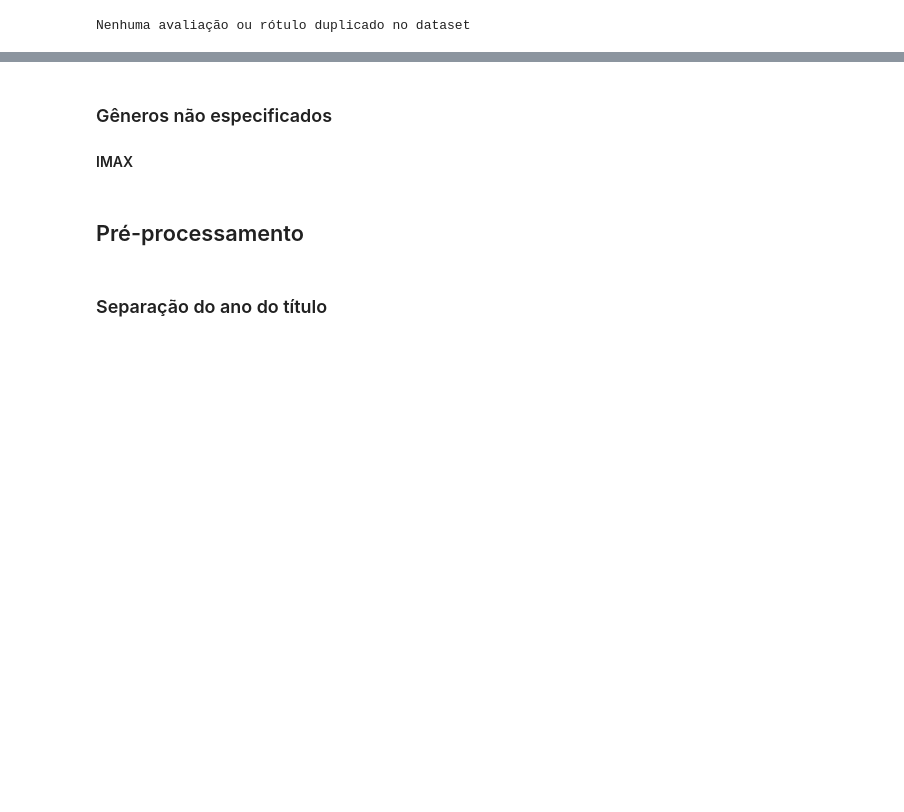
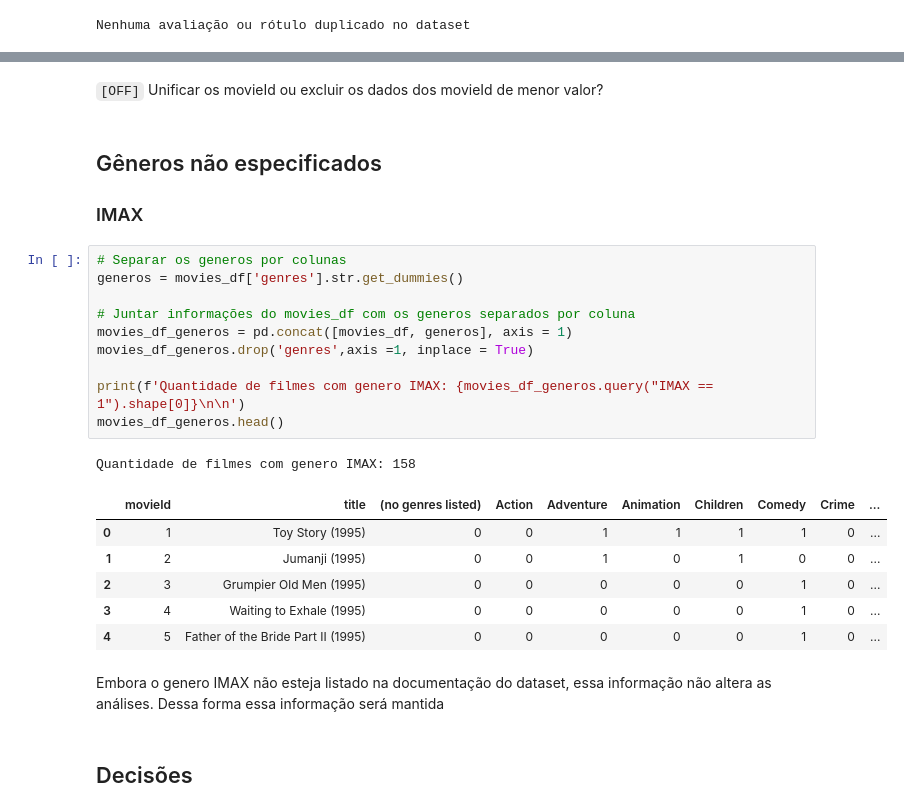
Before and after one commit to dieguim-ifsp-posCD/D1AED, a Jupyter notebook: avaliacoes/20210513-avaliacao01/AED-movie-lens-small.ipynb, the cells around one changed output, grey strips where cells are left out. Cells and saved outputs as stored; diff of their text form; blank space fills up the shorter version.

```diff
--- a/avaliacoes/20210513-avaliacao01/AED-movie-lens-small.ipynb
+++ b/avaliacoes/20210513-avaliacao01/AED-movie-lens-small.ipynb
@@ -494,7 +596,27 @@ Nenhuma avaliação ou rótulo duplicado no dataset
+# %% [markdown]
+`[OFF]` Unificar os movieId ou excluir os dados dos movieId de menor valor?
 # %% [markdown]
-### Gêneros não especificados
-#### IMAX
+## Gêneros não especificados
+### IMAX
+# %%
+# Separar os generos por colunas
+generos = movies_df['genres'].str.get_dummies()
+
+# Juntar informações do movies_df com os generos separados por coluna
+movies_df_generos = pd.concat([movies_df, generos], axis = 1)
+movies_df_generos.drop('genres',axis =1, inplace = True)
+
+print(f'Quantidade de filmes com genero IMAX: {movies_df_generos.query("IMAX == 1").shape[0]}\n\n')
+movies_df_generos.head()
+# %% [output]
+Quantidade de filmes com genero IMAX: 158
+|  | movieId | title | (no genres listed) | Action | Adventure | Animation | Children | Comedy | Crime | ... |
+| 0 | 1 | Toy Story (1995) | 0 | 0 | 1 | 1 | 1 | 1 | 0 | ... |
+| 1 | 2 | Jumanji (1995) | 0 | 0 | 1 | 0 | 1 | 0 | 0 | ... |
+| 2 | 3 | Grumpier Old Men (1995) | 0 | 0 | 0 | 0 | 0 | 1 | 0 | ... |
+| 3 | 4 | Waiting to Exhale (1995) | 0 | 0 | 0 | 0 | 0 | 1 | 0 | ... |
+| 4 | 5 | Father of the Bride Part II (1995) | 0 | 0 | 0 | 0 | 0 | 1 | 0 | ... |
+# %% [markdown]
+Embora o genero IMAX não esteja listado na documentação do dataset, essa informação não altera as análises. Dessa forma essa informação será mantida
 # %% [markdown]
-## Pré-processamento
+## Decisões
-# %% [markdown]
-### Separação do ano do título
```
Also changed, not shown: parts of 33 cells of this notebook.
